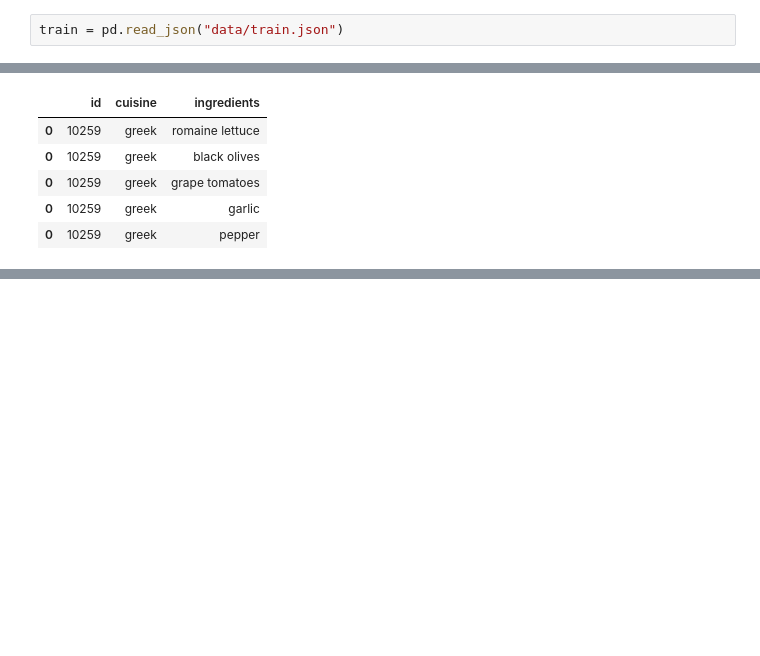
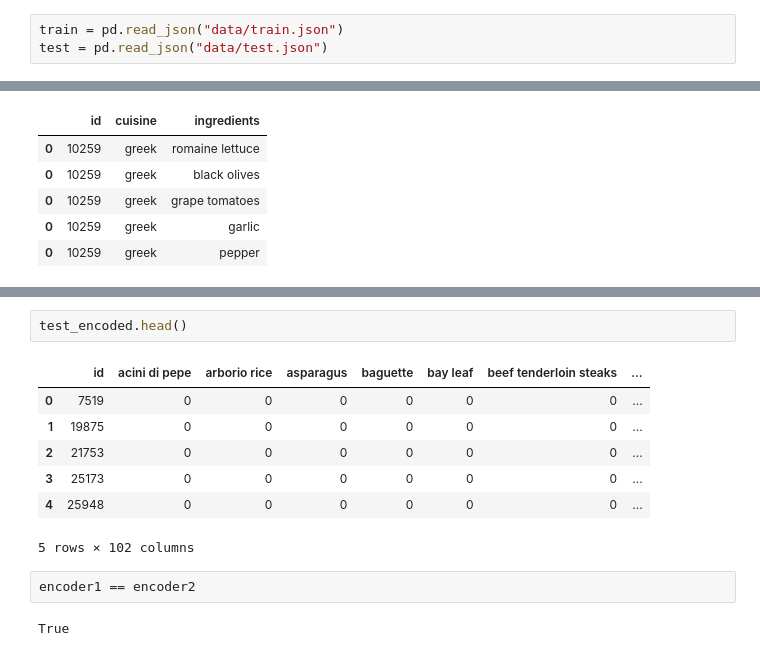
Before and after one commit to amichaelsen/cooking-cuisine-analysis, a Jupyter notebook: ohe_notebook.ipynb, the cells around one changed output, grey strips where cells are left out. Saved outputs shown, nothing was run; the diff lists cells and outputs as text; blank space fills up the shorter version.

```diff
--- a/ohe_notebook.ipynb
+++ b/ohe_notebook.ipynb
@@ -4,6 +4,7 @@ import numpy as np
 from sklearn.preprocessing import OneHotEncoder
 # %%
 train = pd.read_json("data/train.json")
+test = pd.read_json("data/test.json")
 # %%
 train_expanded = train.explode('ingredients')
 train_expanded.head()
@@ -58,0 +51,14 @@ ohe_cuisine_recipes(train.head())
+# %%
+test_encoded.head()
+# %% [output]
+|  | id | acini di pepe | arborio rice | asparagus | baguette | bay leaf | beef tenderloin steaks | ... |
+| 0 | 7519 | 0 | 0 | 0 | 0 | 0 | 0 | ... |
+| 1 | 19875 | 0 | 0 | 0 | 0 | 0 | 0 | ... |
+| 2 | 21753 | 0 | 0 | 0 | 0 | 0 | 0 | ... |
+| 3 | 25173 | 0 | 0 | 0 | 0 | 0 | 0 | ... |
+| 4 | 25948 | 0 | 0 | 0 | 0 | 0 | 0 | ... |
+5 rows × 102 columns
+# %%
+encoder1 == encoder2
+# %% [output]
+True
```
Also changed, not shown: parts of 27 cells of this notebook, 2 other files.
